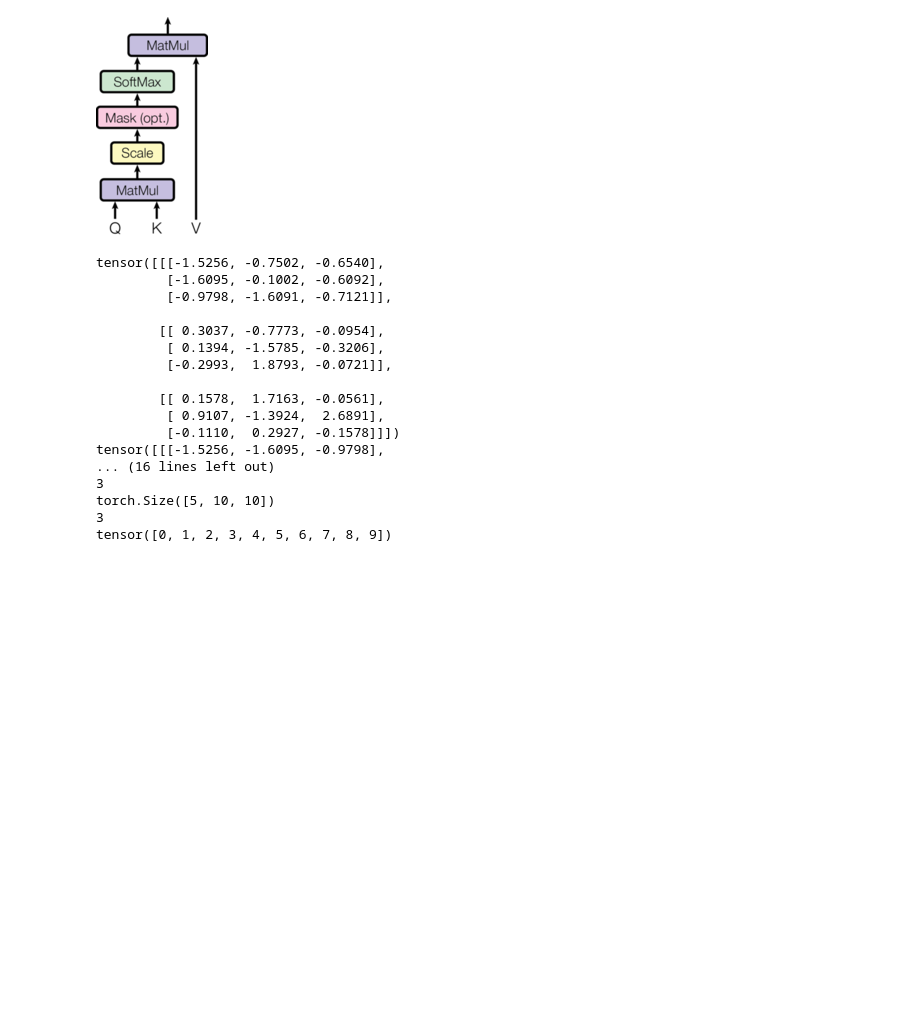
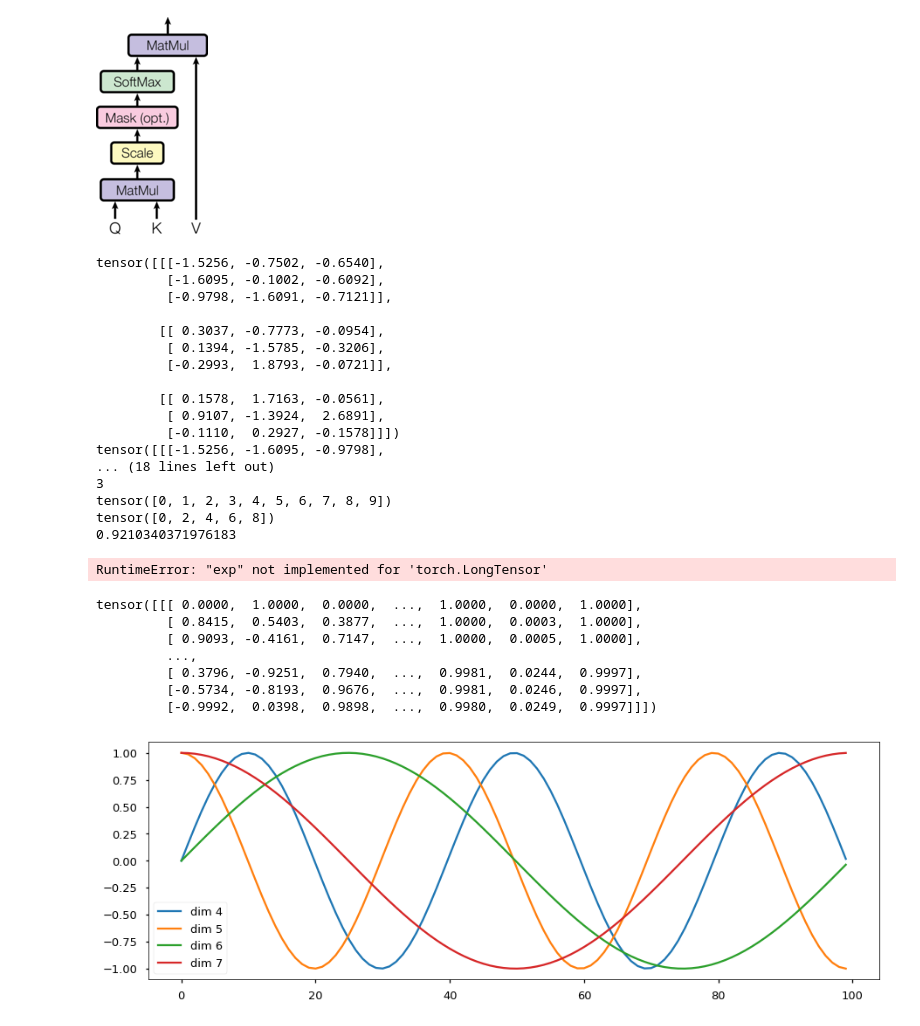
Before and after one commit to suna88/parts_for_Transformer, a Jupyter notebook: Untitled.ipynb, the cells around one changed output. Cells and saved outputs as stored; diff of their text form; code cells hidden in the pictures; blank space fills up the shorter version.

Commit message:
implement PositionalEncoding

```diff
--- a/Untitled.ipynb
+++ b/Untitled.ipynb
@@ -201,6 +201,11 @@ q,k,v = [vals for vals in zip([1,2,3],(q,k,v))]
 print( len([vals for vals in zip([1,2,3],(q,k,v))]))
 
 print(torch.arange(0,10))
+
+d_model=10
+print(torch.arange(0, d_model, 2))
+print((math.log(10000.0) / d_model))
+print(torch.exp(torch.arange(0, d_model, 2) * -(math.log(10000.0) / d_model)))
 # %% [output]
 tensor([[[-1.5256, -0.7502, -0.6540],
          [-1.6095, -0.1002, -0.6092],
@@ -214,11 +219,12 @@ tensor([[[-1.5256, -0.7502, -0.6540],
          [ 0.9107, -1.3924,  2.6891],
          [-0.1110,  0.2927, -0.1578]]])
 tensor([[[-1.5256, -1.6095, -0.9798],
-... (16 lines left out)
-3
-torch.Size([5, 10, 10])
+... (18 lines left out)
 3
 tensor([0, 1, 2, 3, 4, 5, 6, 7, 8, 9])
+tensor([0, 2, 4, 6, 8])
+0.9210340371976183
+RuntimeError: "exp" not implemented for 'torch.LongTensor'
 # %%
 def attention(query, key, value, mask=None, dropout=None):
     """内積注意"""
@@ -277,6 +283,45 @@ class Embeddings(nn.Module):
 
     def forward(self, x):
         return self.lut(x) * math.sqrt(self.d_model)
-# %%
-class PositionalEncoding(nn.Module):
-    def
+# %%
+# positional embeddings と性能はほぼ変わらないが、
+# trainデータのmax_length以上のものが推論時に来ても対応できるためPositional Encodingを採用
+
+class PositionalEncoding(nn.Module):
+    "Implement the PE function."
+    def __init__(self, d_model, dropout, max_len=5000):
+        super(PositionalEncoding, self).__init__()
+        self.dropout = nn.Dropout(p=dropout)
+
+        # Compute the positional encodings once in log space.
+        pe = torch.zeros(max_len, d_model)
+        # float に しないと 割ったときに商がlongになり切り捨てられてしまう and sinが受け付けない
+        max_len = float(max_len)
+        d_model = float(d_model)
+        position = torch.arange(0, max_len).unsqueeze(1)
+        div_term = 10000**(-torch.arange(0, d_model, 2)/d_model)
+        pe[:, 0::2] = torch.sin(position * div_term)
+        pe[:, 1::2] = torch.cos(position * div_term)
+        pe = pe.unsqueeze(0)
+        self.register_buffer('pe', pe)
+
+    def forward(self, x):
+        x = x + self.pe[:, :x.size(1)]
+        return self.dropout(x)
+# %%
+plt.figure(figsize=(15, 5))
+pe = PositionalEncoding(20, 0)
+y = pe.forward(torch.zeros(1, 100, 20))
+print(y)
+plt.plot(np.arange(100), y[0, :, 4:8].data.numpy())
+plt.legend(["dim %d"%p for p in [4,5,6,7]])
+None
+# %% [output]
+tensor([[[ 0.0000,  1.0000,  0.0000,  ...,  1.0000,  0.0000,  1.0000],
+         [ 0.8415,  0.5403,  0.3877,  ...,  1.0000,  0.0003,  1.0000],
+         [ 0.9093, -0.4161,  0.7147,  ...,  1.0000,  0.0005,  1.0000],
+         ...,
+         [ 0.3796, -0.9251,  0.7940,  ...,  0.9981,  0.0244,  0.9997],
+         [-0.5734, -0.8193,  0.9676,  ...,  0.9981,  0.0246,  0.9997],
+         [-0.9992,  0.0398,  0.9898,  ...,  0.9980,  0.0249,  0.9997]]])
+[figure, added]
```
Also changed, not shown: 1 other file.
